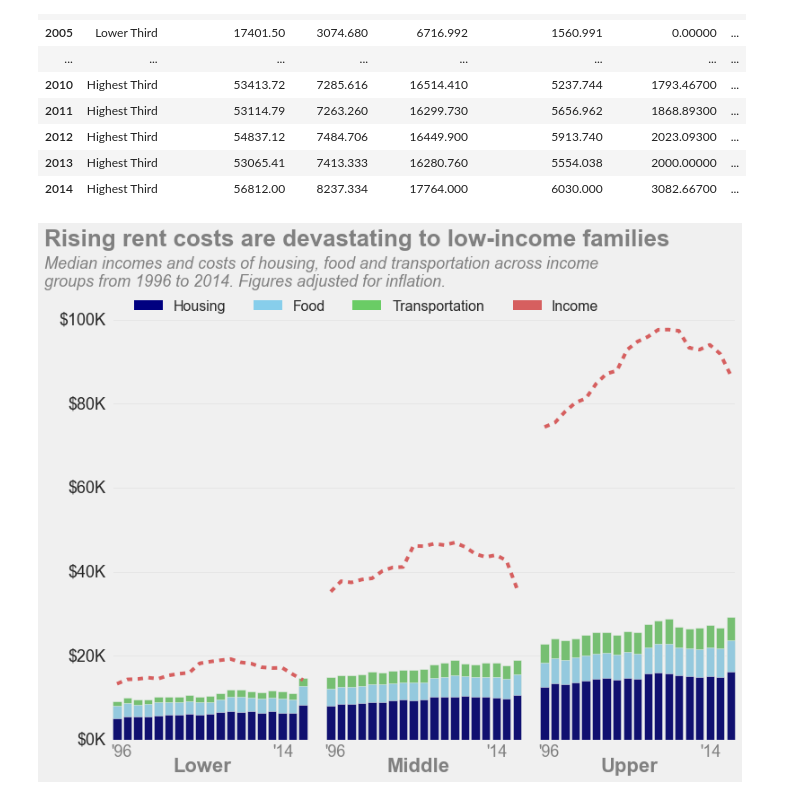
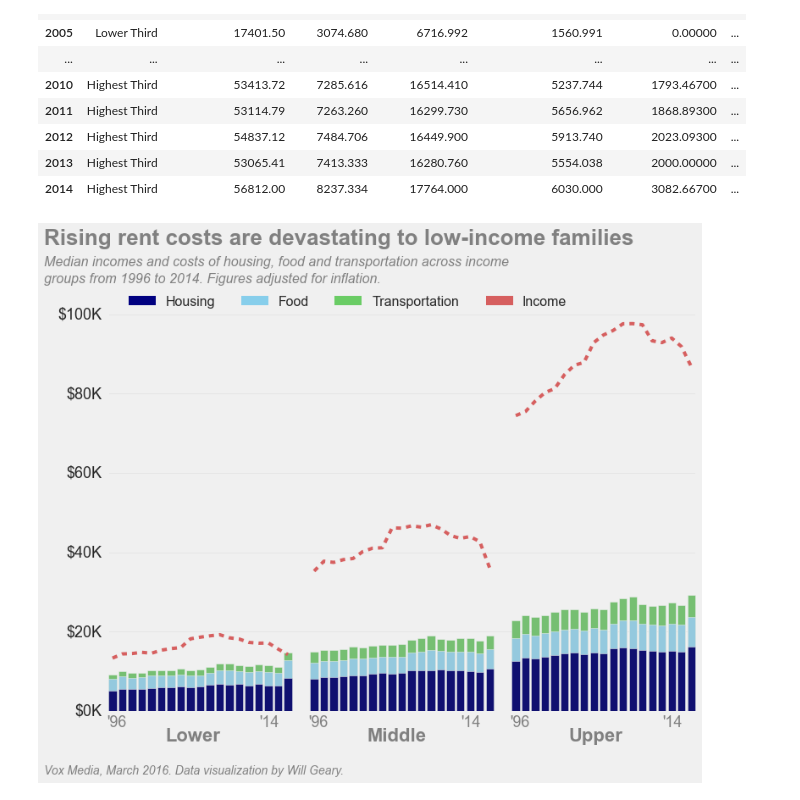
Before and after one commit to willgeary/willgeary.github.io, a Jupyter notebook: _notebooks/Household Expenditures.ipynb, the cells around one changed output. Drawn from its saved outputs; the diff is of its cells as text; code cells hidden in the pictures.

```diff
--- a/_notebooks/Household Expenditures.ipynb
+++ b/_notebooks/Household Expenditures.ipynb
@@ -285,35 +285,42 @@ title = ax.annotate("Rising rent costs are devastating to low-income families",
 
 # Subtitle
 ax.annotate("Median incomes and costs of housing, food and transportation across income",
-            (0,0), (-75, 525), textcoords='offset points', color='gray', fontsize=18, style='italic')
+            (0,0), (-75, 525), textcoords='offset points', color='gray', fontsize=16, style='italic')
 ax.annotate("groups from 1996 to 2014. Figures adjusted for inflation.",
-            (0,0), (-75, 505), textcoords='offset points', color='gray', fontsize=18, style='italic')
+            (0,0), (-75, 505), textcoords='offset points', color='gray', fontsize=16, style='italic')
 
 # Plot 1 annotations
 ax1.annotate("'96", (0,0), (0, -5), xycoords='axes fraction', textcoords='offset points',
              va='top', color='gray')
 ax1.annotate("'14", (0,0), (180, -5), xycoords='axes fraction', textcoords='offset points',
              va='top', color='gray')
-ax1.annotate("Lower", (0,0), (70, -20), xycoords='axes fraction', textcoords='offset points',
+lower_annotate = ax1.annotate("Lower", (0,0), (70, -20), xycoords='axes fraction', textcoords='offset points',
             va='top', color='gray', fontsize=22, fontweight='bold')
 
 # Plot 2 annotations
 ax2.annotate("'96", (0,0), (0, -5), xycoords='axes fraction', textcoords='offset points',
              va='top', color='gray')
 ax2.annotate("'14", (0,0), (180, -5), xycoords='axes fraction', textcoords='offset points',
              va='top', color='gray')
 ax2.annotate("Middle", (0,0), (70, -20), xycoords='axes fraction', textcoords='offset points',
             va='top', color='gray', fontsize=22, fontweight='bold')
 
 # Plot 3 annotations
 ax3.annotate("'96", (0,0), (0, -5), xycoords='axes fraction', textcoords='offset points',
              va='top', color='gray')
 ax3.annotate("'14", (0,0), (180, -5), xycoords='axes fraction', textcoords='offset points',
              va='top', color='gray')
 ax3.annotate("Upper", (0,0), (70, -20), xycoords='axes fraction', textcoords='offset points',
             va='top', color='gray', fontsize=22, fontweight='bold')
 
+# Source annotations
+source_annotate = ax.annotate("Vox Media, March 2016. Data visualization by Will Geary.",
+            (0,0), (-75, -75), textcoords='offset points', color='gray', fontsize=14, style='italic')
+
+
 fig.tight_layout()
-fig.savefig('/Users/Will/personal-website/assets/2016-05-26-fig3.png', bbox_extra_artists=(l,title), bbox_inches='tight')
+fig.savefig('/Users/Will/personal-website/assets/2016-05-26-fig3.png',
+            bbox_extra_artists=(l,title, lower_annotate, source_annotate),
+            bbox_inches='tight')
 # %% [output]
-[figure, old version]
+[figure, new version]
```
Also changed, not shown: 2 other files.
